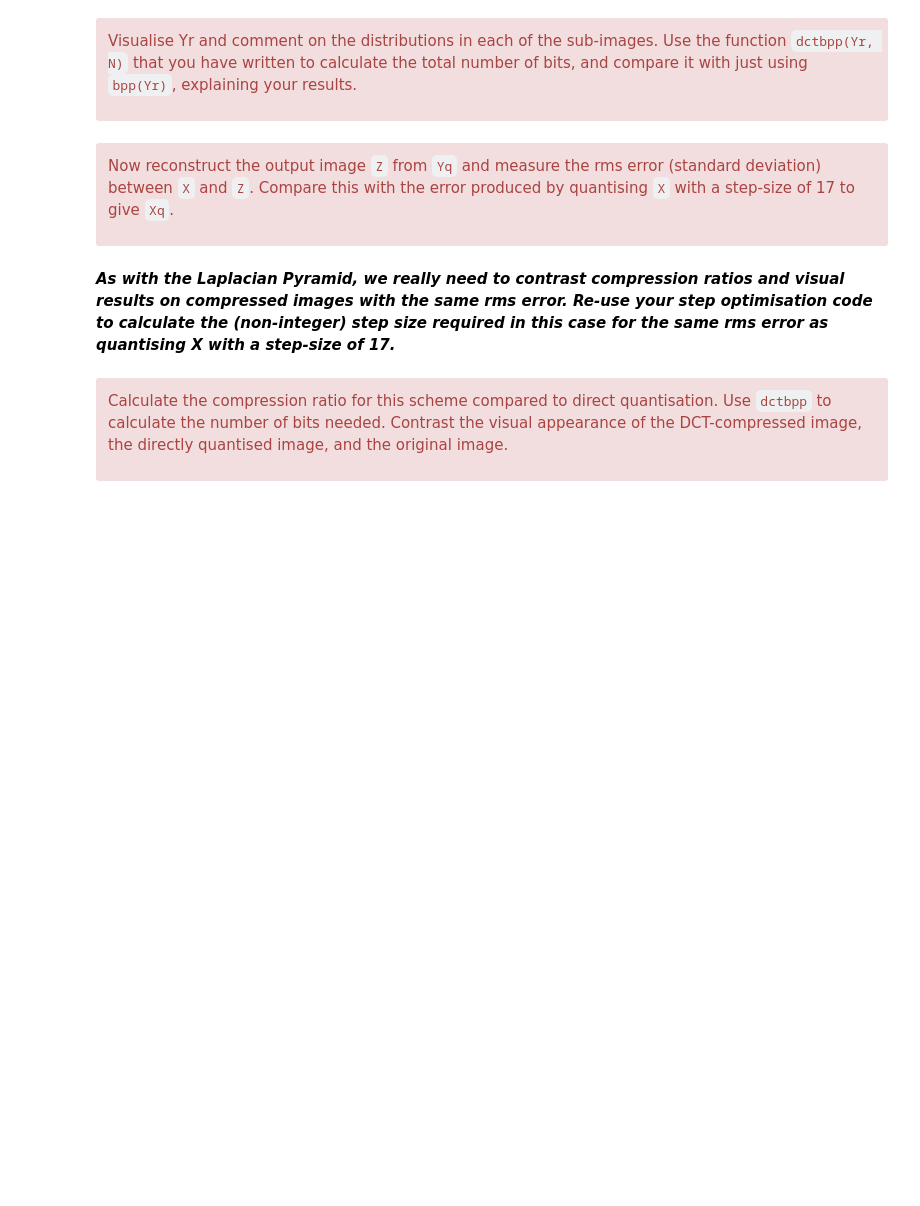
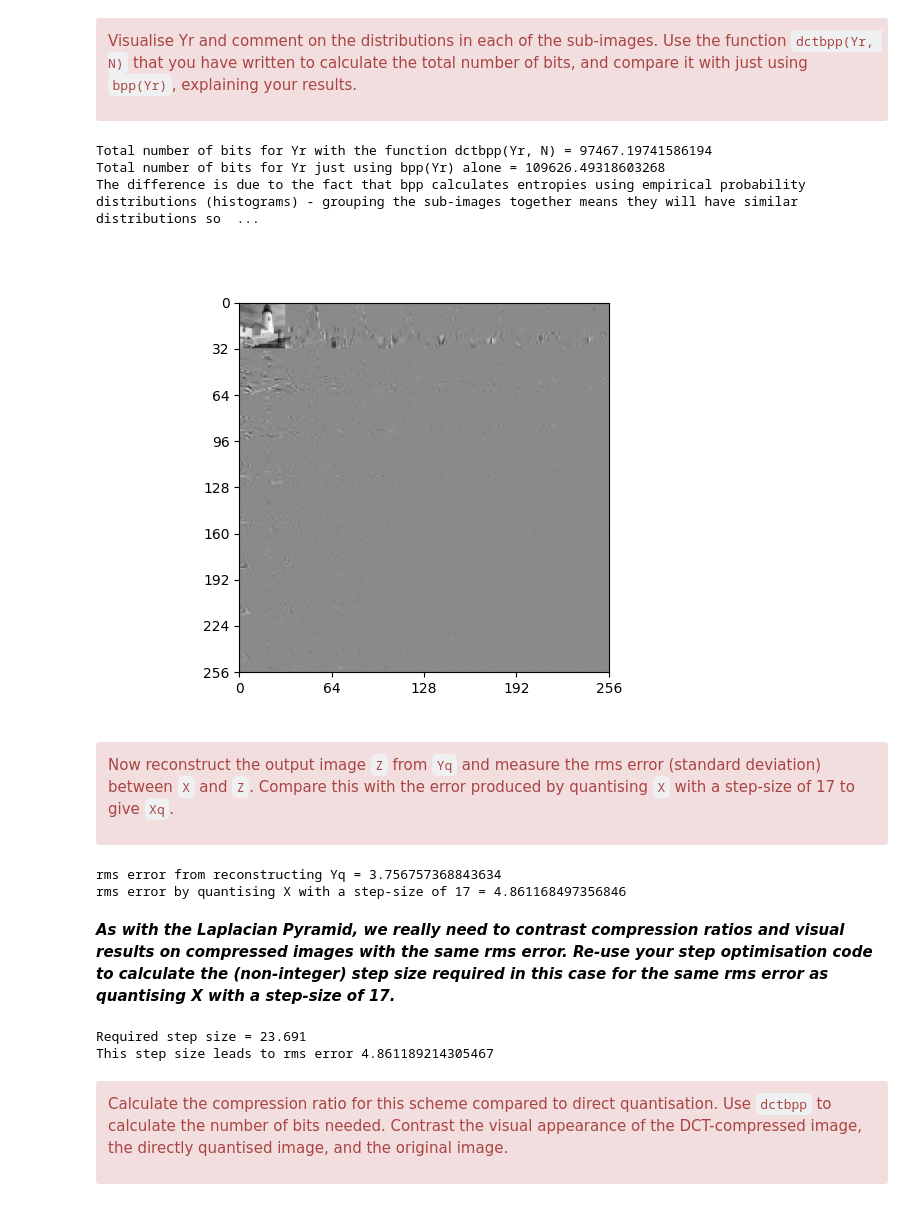
Before and after one commit to a-haber/cued_sf2_lab, a Jupyter notebook: 7-the-discrete-cosine-transform.ipynb, the cells around one changed output. Drawn from its saved outputs; the diff is of its cells as text; code cells hidden in the pictures; blank space fills up the shorter version.

```diff
--- a/7-the-discrete-cosine-transform.ipynb
+++ b/7-the-discrete-cosine-transform.ipynb
@@ -347,3 +380,15 @@ def dctbpp(Yr, N):
+# %%
+from cued_sf2_lab.laplacian_pyramid import bpp
+
+def dctbpp(Yr, N):
+    # Your code here
+    w = int(Yr.shape[0] / N)  # width of each sub-image
+    total_bits = 0
+    for i in range(N):
+        for j in range(N):
+            Ys = Yr[i*w:(i+1)*w, j*w:(j+1)*w]
+            total_bits += bpp(Ys) * Ys.size
+    return total_bits
 # %% [markdown]
 <div class="alert alert-block alert-danger">
 
@@ -355,3 +398,26 @@ Visualise Yr and comment on the distributions in each of the sub-images. Use the
+# %%
+# Your code here
+# first quantise the transformed image Y using a step size of 17 to give Yq
+from cued_sf2_lab.laplacian_pyramid import quantise
+Yq = quantise(Y, 17)
+# then regroup sub-images of each coefficient type as before, to give Yr
+Yr = regroup(Yq, N) / N
+
+fig, ax = plt.subplots()
+plot_image(Yr);
+
+print("Total number of bits for Yr with the function dctbpp(Yr, N) =", dctbpp(Yr, N))
+print("Total number of bits for Yr just using bpp(Yr) alone =", bpp(Yr)*Yr.size)
+print("The difference is due to the fact that bpp calculates entropies \
+using empirical probability distributions (histograms) - grouping the \
+sub-images together means they will have similar distributions so lower \
+entropies so can sum together to give a lower expected bit count than the \
+entire image Yr (without separating sub-images)")
+# %% [output]
+Total number of bits for Yr with the function dctbpp(Yr, N) = 97467.19741586194
+Total number of bits for Yr just using bpp(Yr) alone = 109626.49318603268
+The difference is due to the fact that bpp calculates entropies using empirical probability distributions (histograms) - grouping the sub-images together means they will have similar distributions so  ...
+[figure, added]
 # %% [markdown]
 <div class="alert alert-block alert-danger">
 
@@ -365,2 +429,12 @@ error produced by quantising `X` with a step-size of 17 to give `Xq`.
+# %%
+# Your code here
+Z = colxfm(colxfm(Yq.T, C8.T).T, C8.T)
+Xq = quantise(X, 17)
+
+print("rms error from reconstructing Yq =", np.std(X-Z))
+print("rms error by quantising X with a step-size of 17 =", np.std(X - Xq))
+# %% [output]
+rms error from reconstructing Yq = 3.756757368843634
+rms error by quantising X with a step-size of 17 = 4.861168497356846
 # %% [markdown]
 ***As with the Laplacian Pyramid, we really need to contrast compression ratios and visual results on compressed images with the same rms error. Re-use your step optimisation code to calculate the (non-integer) step size required in this case for the same rms error as quantising X with a step-size of 17.***
@@ -369,3 +441,21 @@ error produced by quantising `X` with a step-size of 17 to give `Xq`.
+# %%
+# Your code here
+reference_error = np.std(X-Xq)
+# possible_step_sizes = [i/4 for i in range(30*4)]  # <- gives a rough indication of where optimum is
+possible_step_sizes = [i/1000 for i in range(23*1000, 24*1000)]  # narrows search to higher precision
+min_error, required_step_size = 1e9, -1
+for size in possible_step_sizes:
+    quantised_Y = quantise(Y, size)
+    new_Z = colxfm(colxfm(quantised_Y.T, C8.T).T, C8.T)
+    new_error = np.abs(np.std(X-new_Z) - reference_error)
+    if new_error < min_error:
+        min_error = new_error
+        required_step_size = size
+print("Required step size =", required_step_size)
+print("This step size leads to rms error", min_error + reference_error)
+# %% [output]
+Required step size = 23.691
+This step size leads to rms error 4.861189214305467
 # %% [markdown]
 <div class="alert alert-block alert-danger">
 
```
Also changed, not shown: parts of 12 cells of this notebook.
